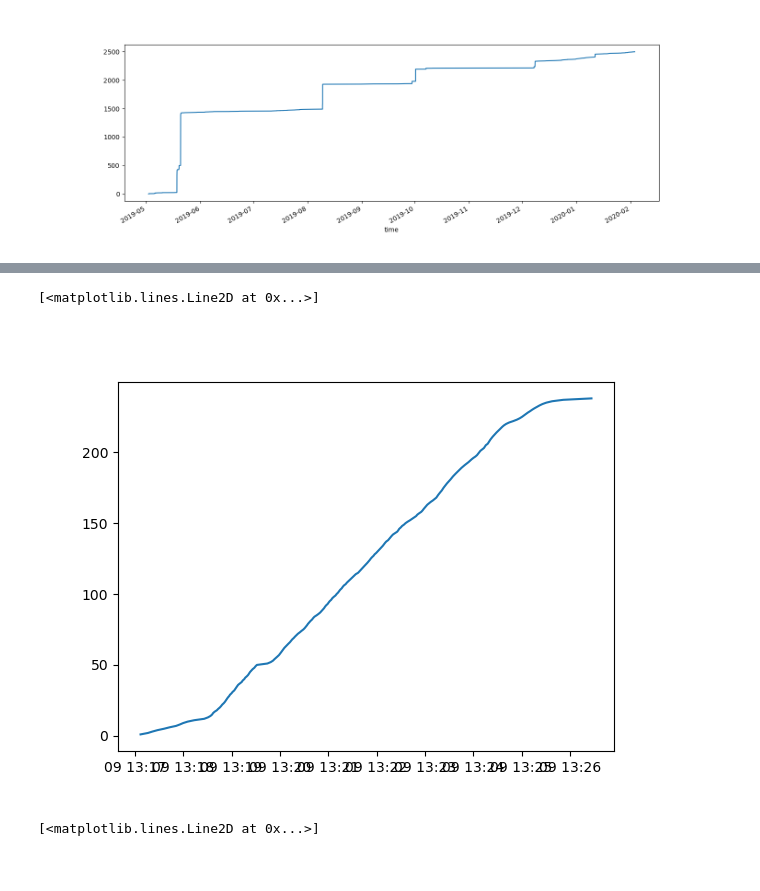
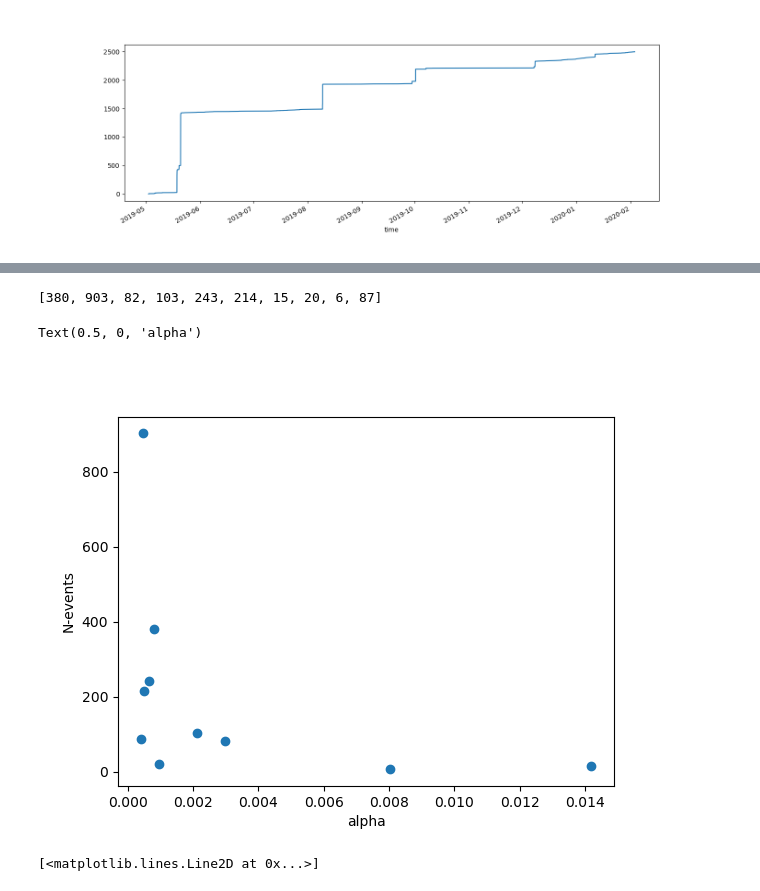
Before and after one commit to SerpRateAI/BubblePaper, a Jupyter notebook: FINAL-PLOTS-PAPER-supplemental.ipynb, the cells around one changed output, grey strips where cells are left out. Saved outputs shown, nothing was run; the diff lists cells and outputs as text; code cells hidden in the pictures.

```diff
--- a/FINAL-PLOTS-PAPER-supplemental.ipynb
+++ b/FINAL-PLOTS-PAPER-supplemental.ipynb
@@ -250,7 +260,10 @@ A:84.42747217134435 alpha:0.0029780532880111787
 # %%
 As = []
 alphas = []
+Ns = []
+R2s = []
 for e in events:
+    Ns.append(e.shape[0])
     try:
         y = e.set_index('time').ones.cumsum().values
         time = e.set_index('time').ones.cumsum().index
@@ -266,6 +279,7 @@ for e in events:
         # nt = curvefunc(t, a=y.shape[0], b=2.978e-4)
 
         r2 = metrics.r2_score(y_true=y, y_pred=nt)
+        R2s.append(r2)
         print('N-events:', str(y.shape[0]), 'A:', A, 'alpha:', alpha, 'r2:', r2)
         As.append(params[0])
         alphas.append(params[1])
@@ -273,9 +287,13 @@ for e in events:
         fig, ax = plt.subplots()
         ax.plot(t, y)
         ax.plot(t, nt)
+        ax.set_xlabel(r'$\alpha$={a}, r2={r2}'.format(a=alpha, r2=r2))
 
     except RuntimeError as e:
-        print('N-events:'+str(y.shape[0]),e)
+        print('There was RunTimeError, N-events:'+str(y.shape[0]),e)
+
+print(sorted(alphas)[len(alphas)//2])
+print(sorted(alphas))
 # %% [output]
 N-events: 380 A: 351.43946327921486 alpha: 0.0008132643498728344 r2: 0.9316534481710586
 N-events: 871 A: 2837.4017333209385 alpha: 0.0001603004093083399 r2: -0.9249956543639644
@@ -300,0 +475,15 @@ N-events: 87 A: 91.09933967581688 alpha: 0.0003907431705509778 r2: 0.97867920291
+# %%
+y, t = get_yt(event=events[0])
+
+def john_scipy_compare_plot():
+fig, ax = plt.subplots()
+ax.plot(t, y, label='data')
+
+john_nt = john_curve(t=t, A=y.max(), alpha=1e-3)
+ax.plot(t, john_nt, label='john squares')
+
+scipy_A, scipy_alpha = scipy_curve(t=t, y=y)
+ax.plot(t, john_curve(t=t, A=y.max(), alpha=scipy_alpha), label='least squares')
+ax.set_xlabel('start time: ' + str(events[0].time.min()))
+
+ax.legend()
@@ -301,15 +568,22 @@ N-events: 87 A: 91.09933967581688 alpha: 0.0003907431705509778 r2: 0.97867920291
+# %%
+Ns[0:5] + Ns[6:]
+# %% [output]
+[380, 903, 82, 103, 243, 214, 15, 20, 6, 87]
 # %%
-# e = events[4]
-e = event5point5
-t = e.time
-
-y = e.ones.cumsum()
-
 fig, ax = plt.subplots()
-ax.plot(t, y)
+NS = Ns[0:5] + Ns[6:]
+ax.scatter(alphas, NS)
+select = [1,3, 4, 5,]
+# ax.scatter(np.array(alphas)[select], np.array(Ns)[select], marker='x')
+# ax.scatter(alphas[[]])
+# ax.plot()
+# ax.set_yscale('log')
+# ax.set_xscale('log')
+ax.set_ylabel('N-events')
+ax.set_xlabel('alpha')
 # %% [output]
-[<matplotlib.lines.Line2D at 0x...>]
+Text(0.5, 0, 'alpha')
-[figure, old version]
+[figure, new version]
 # %%
 fig, ax = plt.subplots()
 
```
Also changed, not shown: parts of 36 cells of this notebook.
